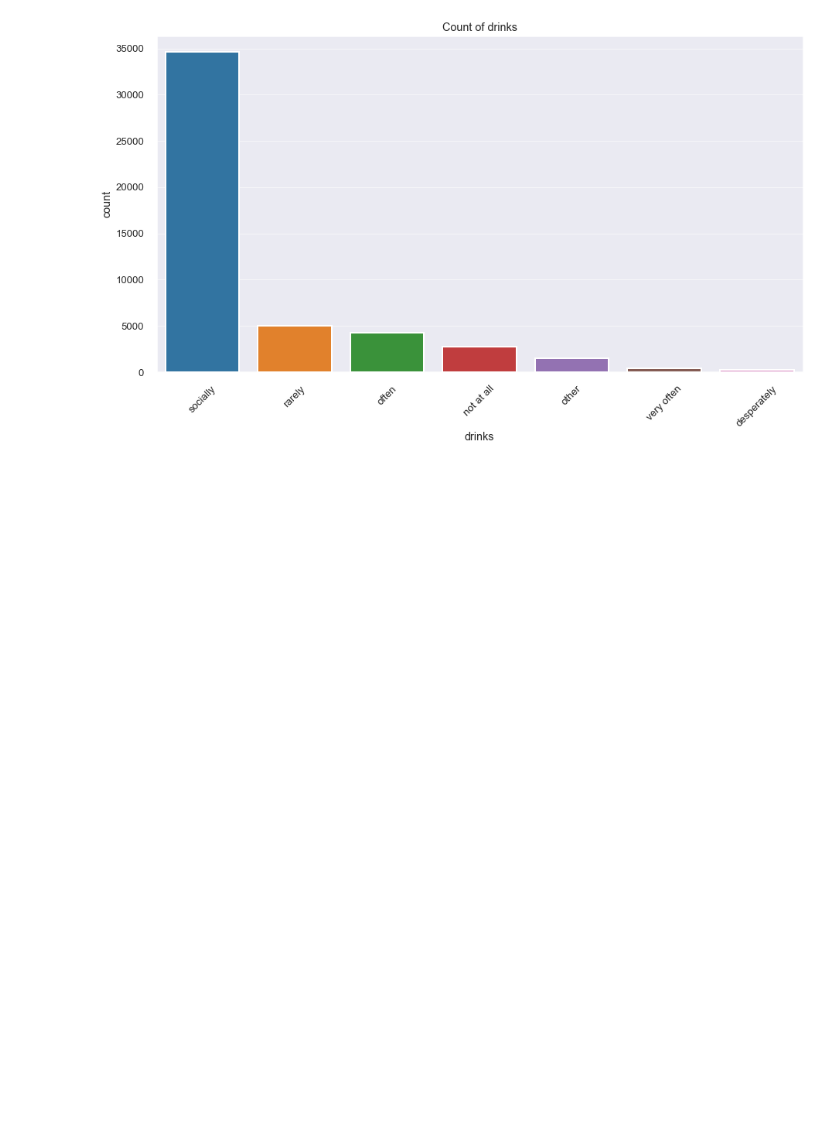
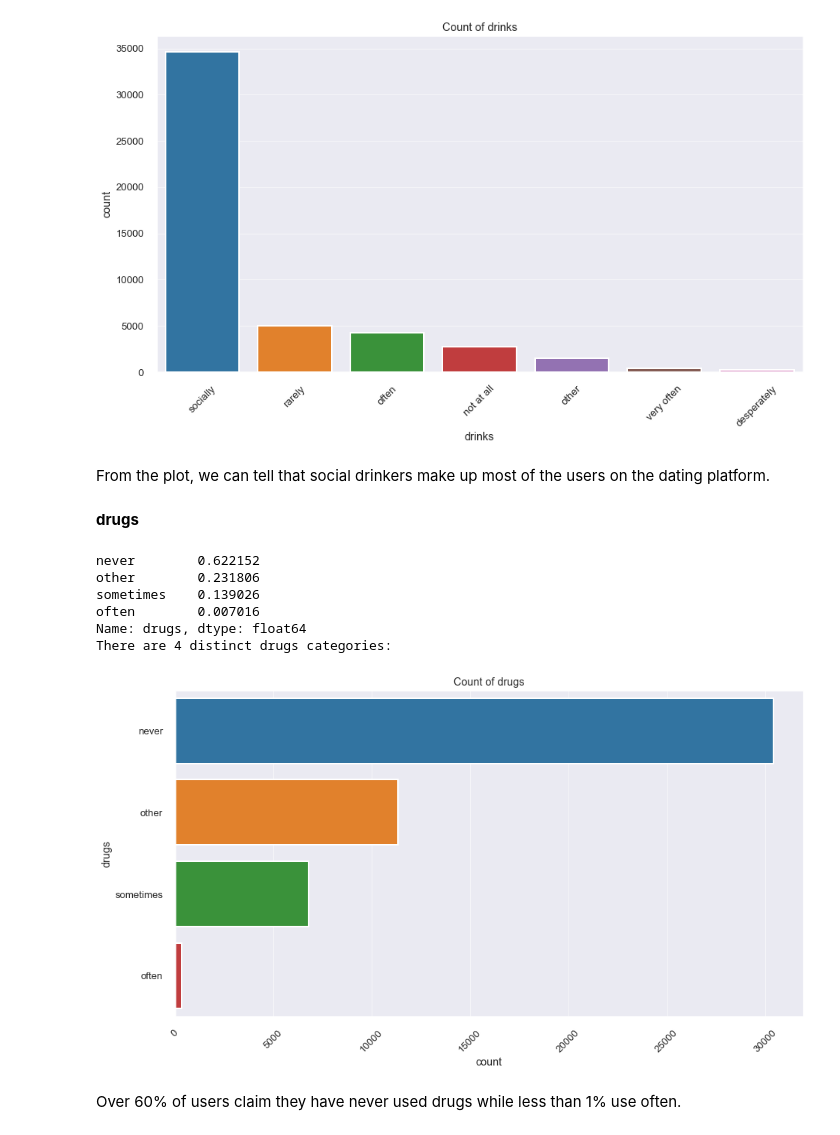
Before and after one commit to LenSin3/OkCupid-Date-a-Scientist, a Jupyter notebook: date-a-scientist.ipynb, the cells around one changed output. Saved outputs shown, nothing was run; the diff lists cells and outputs as text; code cells hidden in the pictures; blank space fills up the shorter version.

Commit message:
drugs column cleaned and transformed

```diff
--- a/date-a-scientist.ipynb
+++ b/date-a-scientist.ipynb
@@ -376,0 +375,30 @@ From the plot,
+# %% [markdown]
+From the plot, we can tell that social drinkers make up most of the users on the dating platform.
+# %% [markdown]
+**drugs**
+# %%
+print(profiles_df['drugs'].value_counts(normalize  =True))
+print(f"There are {profiles_df['drugs'].nunique()} distinct drugs categories:")
+# %% [output]
+never        0.622152
+other        0.231806
+sometimes    0.139026
+often        0.007016
+Name: drugs, dtype: float64
+There are 4 distinct drugs categories:
+# %%
+profiles_df['drugs'].fillna('other', inplace = True)
+# %%
+fig, ax = plt.subplots()
+# the size of A4 paper lanscape
+fig.set_size_inches(15, 8)
+sns.set_context("poster", font_scale = .6, rc={"grid.linewidth": 0.6})
+sns.countplot(y = profiles_df['drugs'], order=profiles_df['drugs'].value_counts(ascending=False).index, ax=ax)
+plt.setp(ax.get_xticklabels(), rotation=45)
+plt.title('Count of drugs')
+plt.savefig('drugs.png')
+plt.show()
+# %% [output]
+[figure, added]
+# %% [markdown]
+Over 60% of users claim they have never used drugs while less than 1% use often.
```
Also changed, not shown: parts of 2 cells of this notebook, 4 other files.
